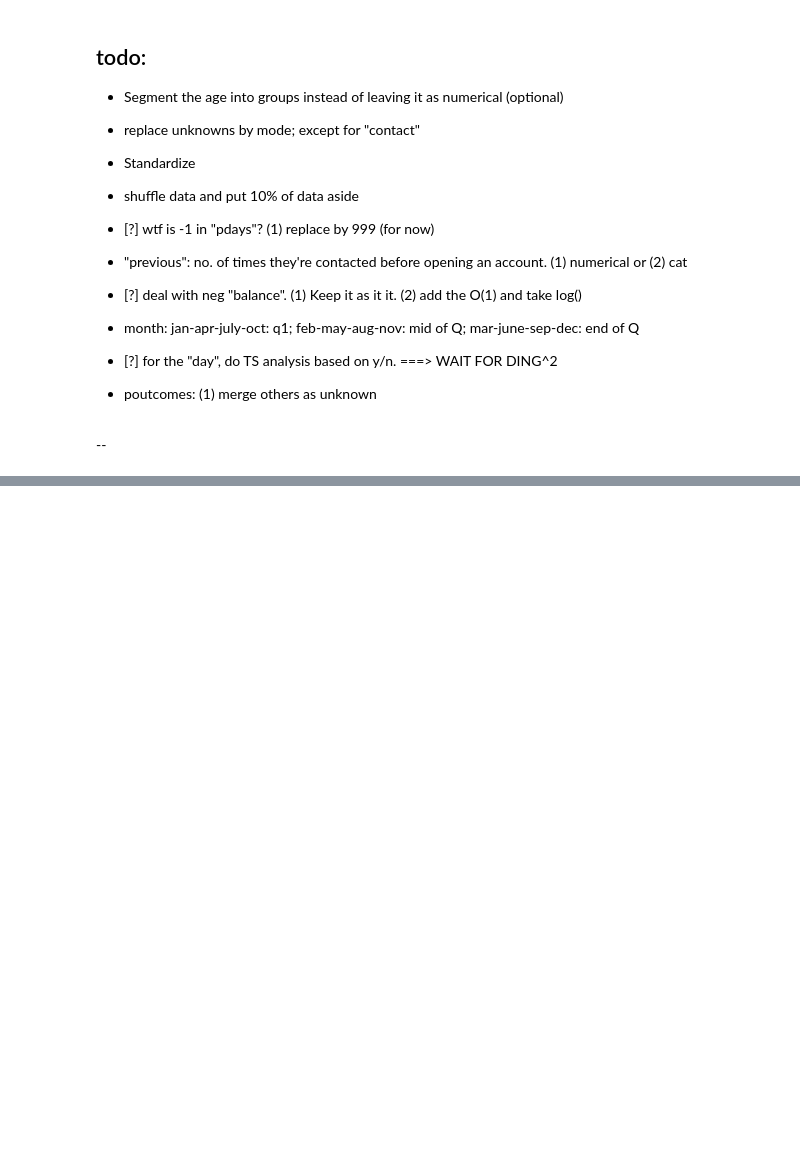
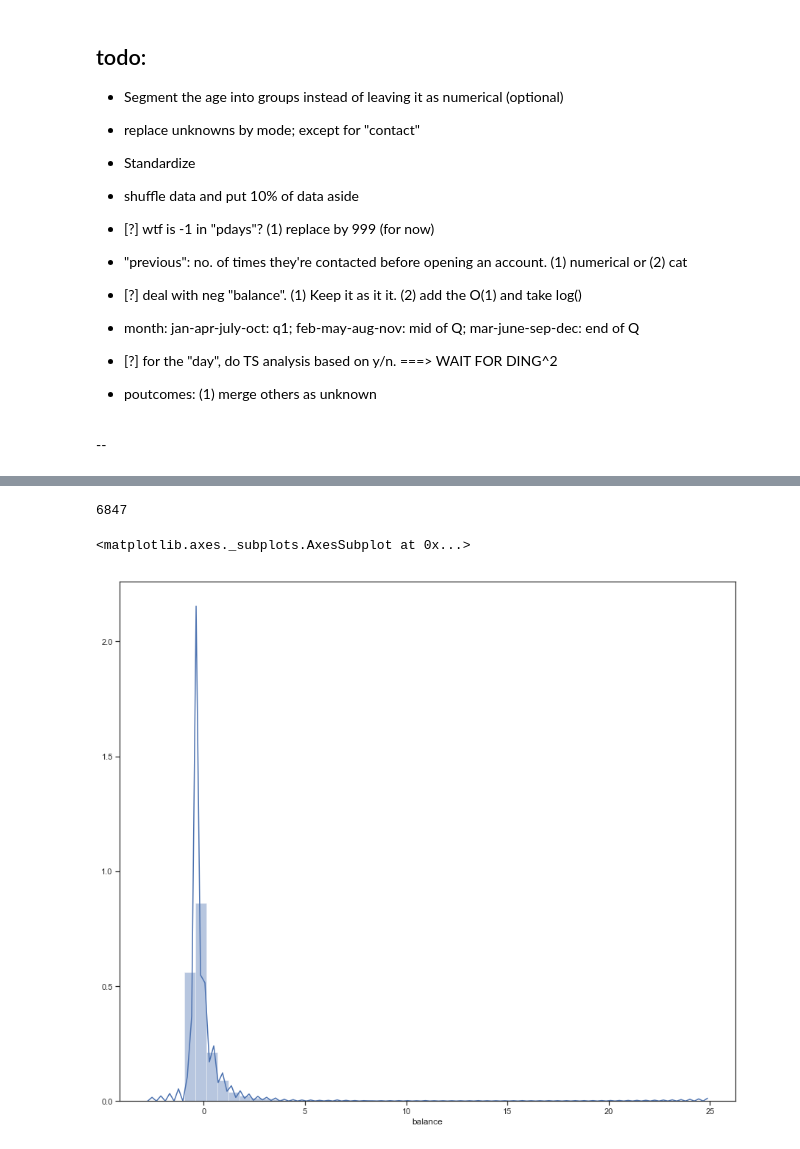
Before and after one commit to HieuFromWaterloo/stat441_project, a Jupyter notebook: BankX.ipynb, the cells around one changed output, grey strips where cells are left out. Cells and saved outputs as stored; diff of their text form; code cells hidden in the pictures; blank space fills up the shorter version.

```diff
--- a/BankX.ipynb
+++ b/BankX.ipynb
@@ -427,0 +449,5 @@ test = data[data["pdays"]!=-1]
+# %%
+tmp = data.copy()
+# %%
+tmp["balance"] = (tmp["balance"] - tmp["balance"].mean())/tmp["balance"].std()
+tmp.describe()
@@ -428 +464,10 @@ test = data[data["pdays"]!=-1]
+# %%
+abs(data["balance"].min())
+# %% [output]
+6847
+# %%
+sns.distplot(tmp["balance"])
+# %% [output]
+<matplotlib.axes._subplots.AxesSubplot at 0x...>
+[figure, added]
 # %%
```
Also changed, not shown: parts of 27 cells of this notebook, 4 other files.
